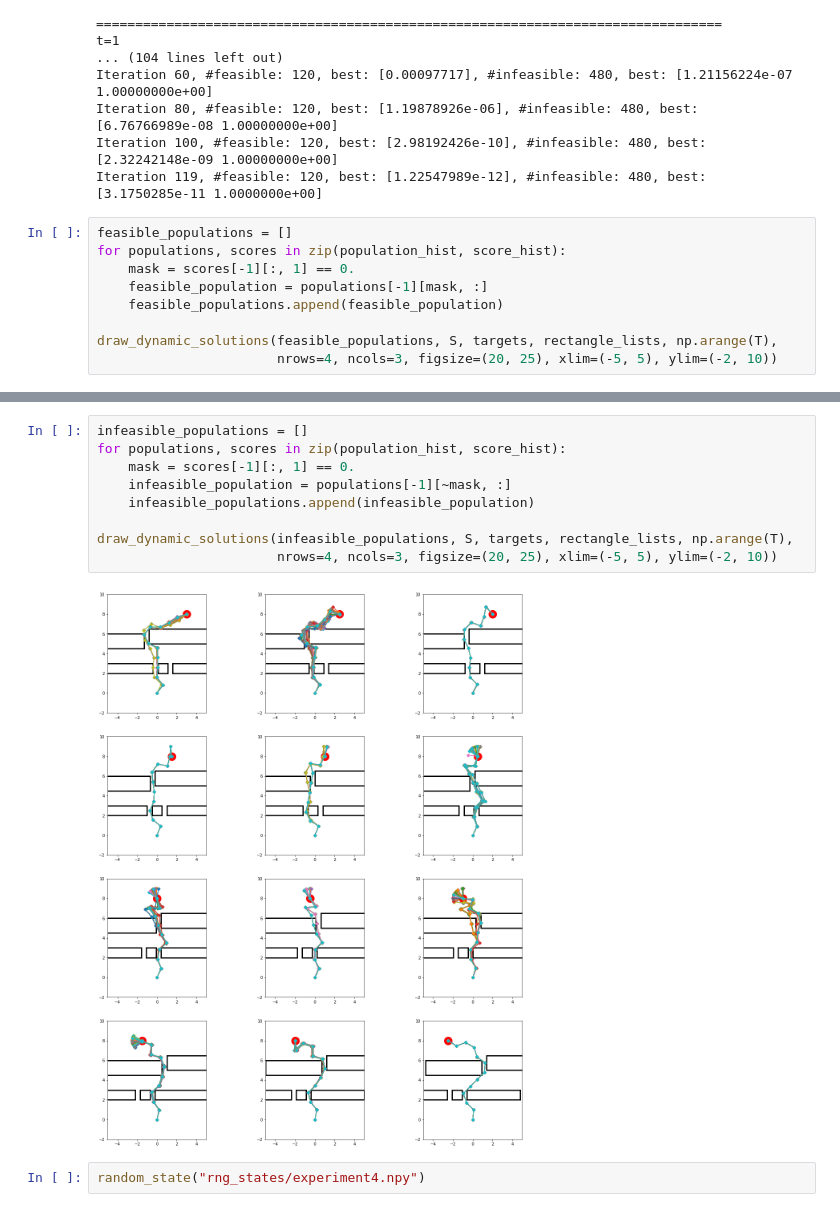
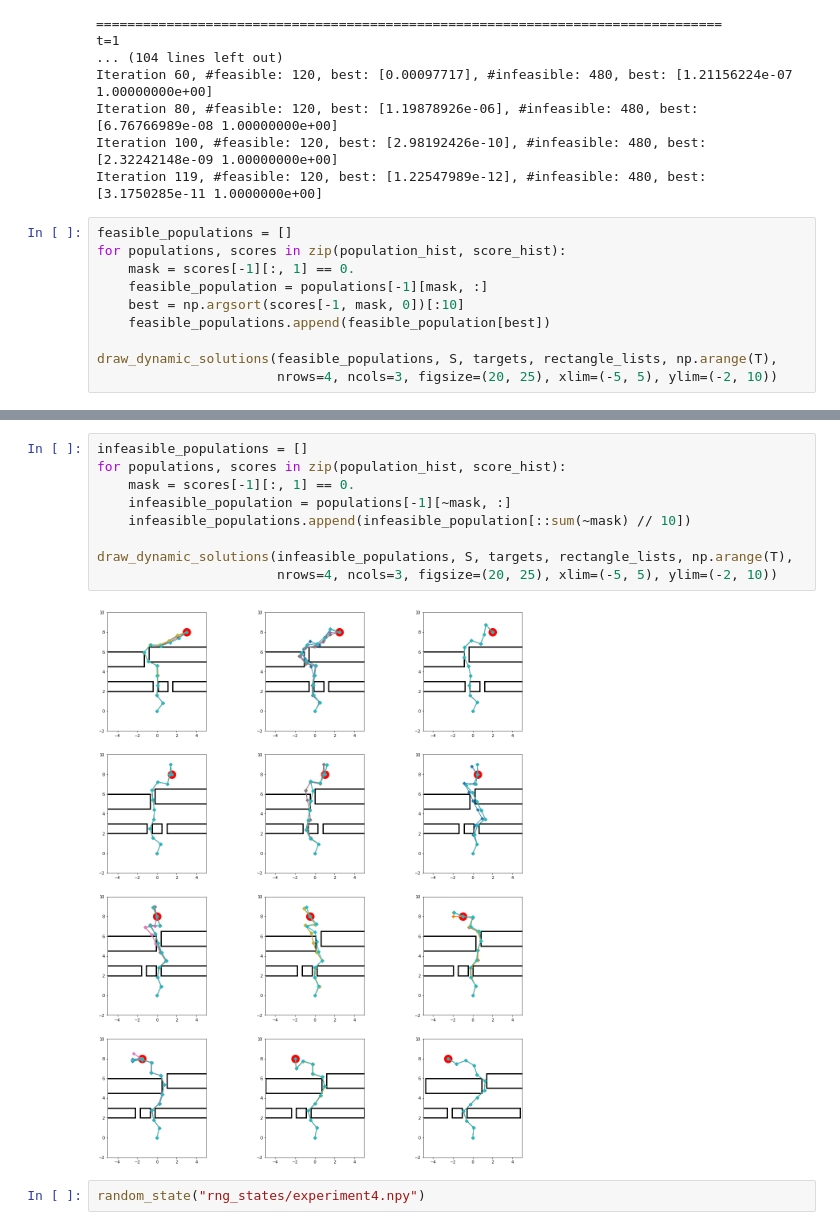
Before and after one commit to JaworWr/Dynamic-inverse-kinematics, a Jupyter notebook: Experiment4.ipynb, the cells around one changed output, grey strips where cells are left out. Drawn from its saved outputs; the diff is of its cells as text.

```diff
--- a/Experiment4.ipynb
+++ b/Experiment4.ipynb
@@ -61,7 +61,8 @@ feasible_populations = []
 for populations, scores in zip(population_hist, score_hist):
     mask = scores[-1][:, 1] == 0.
     feasible_population = populations[-1][mask, :]
-    feasible_populations.append(feasible_population)
+    best = np.argsort(scores[-1, mask, 0])[:10]
+    feasible_populations.append(feasible_population[best])
 
 draw_dynamic_solutions(feasible_populations, S, targets, rectangle_lists, np.arange(T),
                        nrows=4, ncols=3, figsize=(20, 25), xlim=(-5, 5), ylim=(-2, 10))
@@ -70,14 +71,14 @@ draw_dynamic_solutions(feasible_populations, S, targets, rectangle_lists, np.ara
 # %%
 infeasible_populations = []
 for populations, scores in zip(population_hist, score_hist):
     mask = scores[-1][:, 1] == 0.
     infeasible_population = populations[-1][~mask, :]
-    infeasible_populations.append(infeasible_population)
+    infeasible_populations.append(infeasible_population[::sum(~mask) // 10])
 
 draw_dynamic_solutions(infeasible_populations, S, targets, rectangle_lists, np.arange(T),
                        nrows=4, ncols=3, figsize=(20, 25), xlim=(-5, 5), ylim=(-2, 10))
 # %% [output]
-[figure, old version]
+[figure, new version]
 # %%
 random_state("rng_states/experiment4.npy")
 # %%
```
Also changed, not shown: parts of 4 cells of this notebook, 7 other files.
